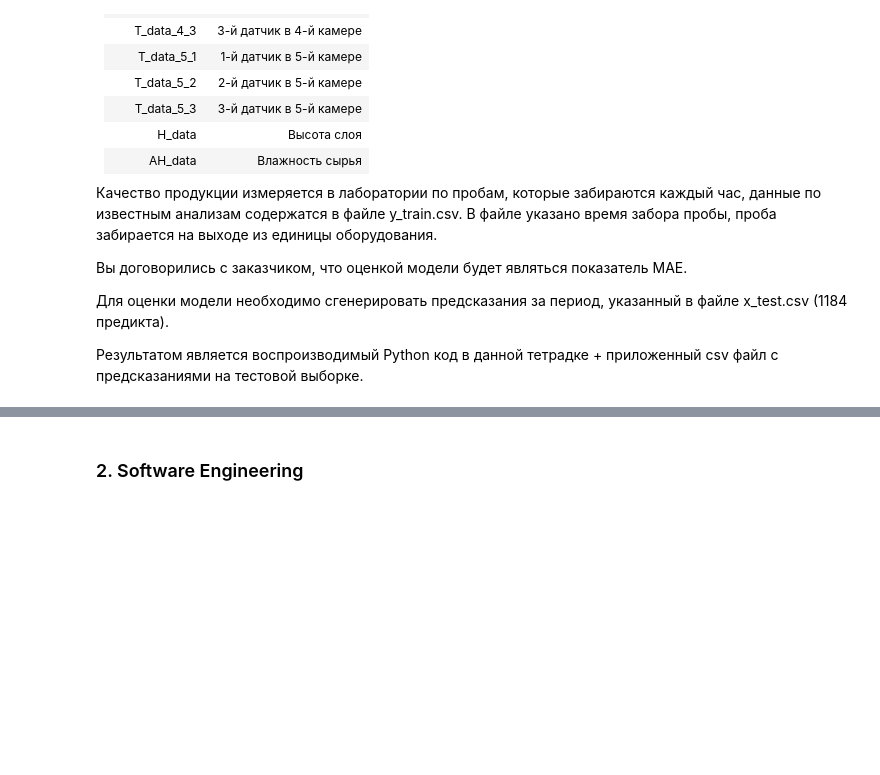
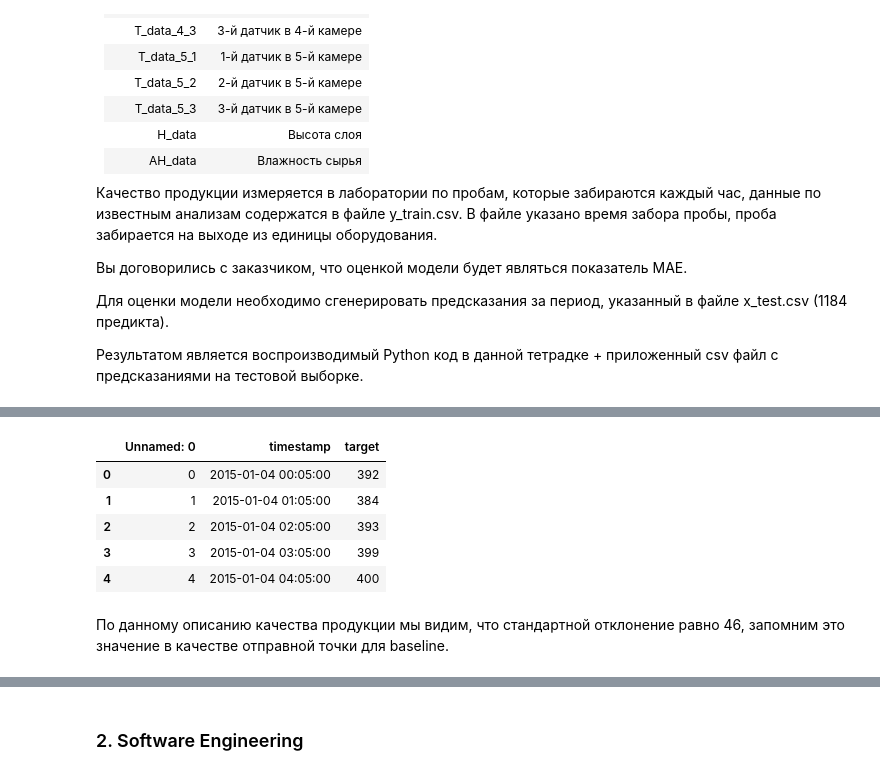
Before and after one commit to TayaPenskaya/biocad_tt, a Jupyter notebook: ddma_2021_ds_tt.ipynb, the cells around one changed output, grey strips where cells are left out. Saved outputs shown, nothing was run; the diff lists cells and outputs as text; code cells hidden in the pictures; blank space fills up the shorter version.

```diff
--- a/ddma_2021_ds_tt.ipynb
+++ b/ddma_2021_ds_tt.ipynb
@@ -41,0 +65,11 @@
+# %%
+y_train.head()
+# %% [output]
+|  | Unnamed: 0 | timestamp | target |
+| 0 | 0 | 2015-01-04 00:05:00 | 392 |
+| 1 | 1 | 2015-01-04 01:05:00 | 384 |
+| 2 | 2 | 2015-01-04 02:05:00 | 393 |
+| 3 | 3 | 2015-01-04 03:05:00 | 399 |
+| 4 | 4 | 2015-01-04 04:05:00 | 400 |
+# %% [markdown]
+По данному описанию качества продукции мы видим, что стандартной отклонение равно 46, запомним это значение в качестве отправной точки для baseline.
```
Also changed, not shown: parts of 59 cells of this notebook.
